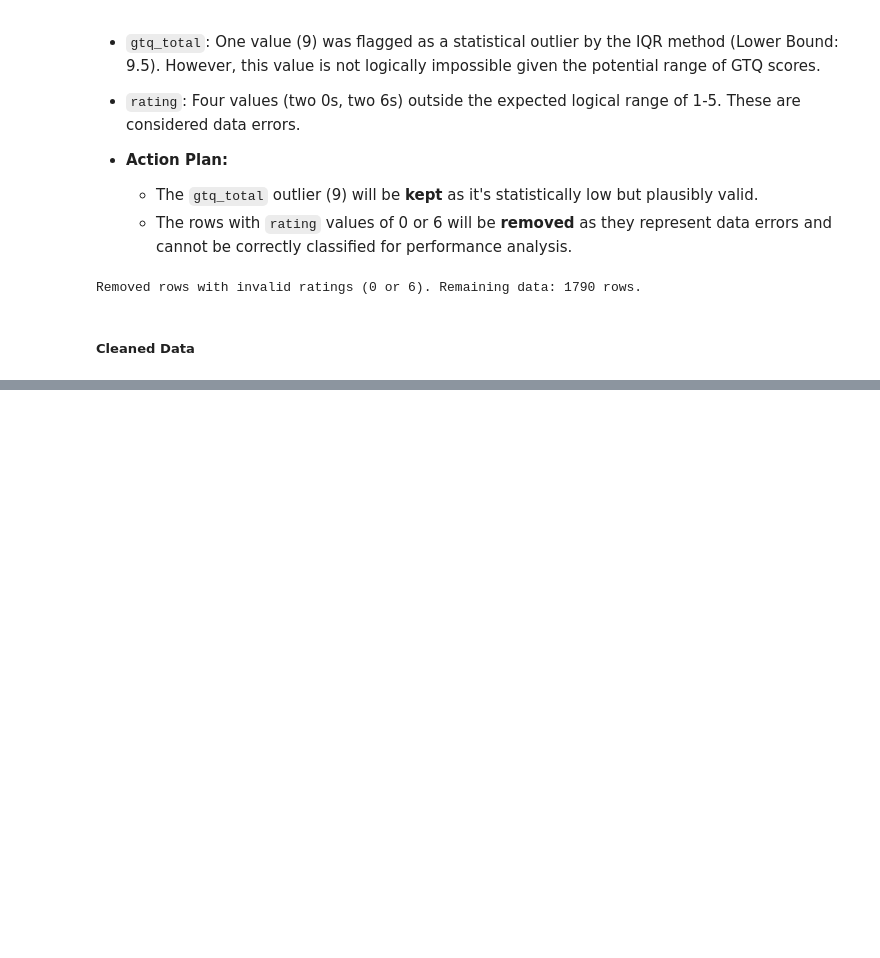
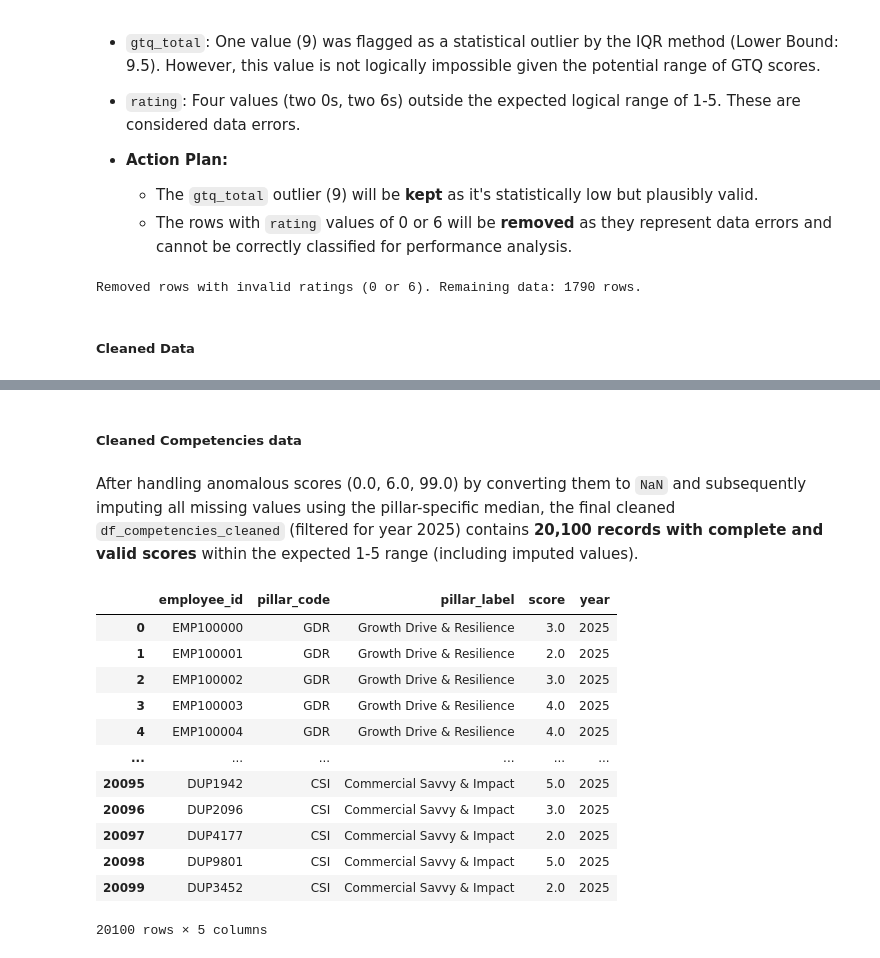
Before and after one commit to fbudimannn/talent-intelligence-system, a Jupyter notebook: 1_analysis/data_exploration.ipynb, the cells around one changed output, grey strips where cells are left out. Saved outputs shown, nothing was run; the diff lists cells and outputs as text; code cells hidden in the pictures; blank space fills up the shorter version.

```diff
--- a/1_analysis/data_exploration.ipynb
+++ b/1_analysis/data_exploration.ipynb
@@ -872,0 +988,18 @@ NameError: name 'df_main_outlier' is not defined
+# %%
+# Clean Anomalous Scores (0, 6, 99) and Impute
+
+# Replace Anomalous Scores with NaN
+invalid_scores = [0.0, 6.0, 99.0]
+original_nan_count = df_competencies_irrelevant['score'].isnull().sum() # Count NaNs before replacement
+
+print(f"Original NaN count in score: {original_nan_count}")
+print(f"Count of 0.0 scores: {(df_competencies_irrelevant['score'] == 0.0).sum()}")
+print(f"Count of 6.0 scores: {(df_competencies_irrelevant['score'] == 6.0).sum()}") # Check for 6.0
+print(f"Count of 99.0 scores: {(df_competencies_irrelevant['score'] == 99.0).sum()}")
+
+# Replace 0, 6, and 99 with NaN
+df_competencies_irrelevant['score'] = df_competencies_irrelevant['score'].replace(invalid_scores, np.nan)
+
+new_nan_count = df_competencies_irrelevant['score'].isnull().sum()
+print(f"\nValues 0.0, 6.0, and 99.0 replaced with NaN.")
+print(f"New total NaN count in score: {new_nan_count}")
@@ -872,0 +1132,16 @@ NameError: name 'df_main_outlier' is not defined
+# %%
+# Impute Missing Competency Scores using Median *per Pillar
+
+print(f"Missing 'score' in df_competencies (Before): {df_competencies_null['score'].isnull().sum()}")
+
+# Calculate the median score FOR EACH pillar_code separately
+# 'transform' calculates the median per group and then aligns it back to the original index
+median_scores_by_pillar = df_competencies_null.groupby('pillar_code')['score'].transform('median')
+
+# Fill NaN values in the 'score' column using the corresponding pillar's median
+# Using the safer assignment method
+df_competencies_null['score'] = df_competencies_null['score'].fillna(median_scores_by_pillar)
+
+print(f"\nMissing 'score' in df_competencies imputed with pillar-specific median.")
+
+print(f"Missing 'score' in df_competencies (After): {df_competencies_null['score'].isnull().sum()}")
@@ -872,0 +1157,22 @@ NameError: name 'df_main_outlier' is not defined
+# %% [markdown]
+##### Cleaned Competencies data
+# %% [markdown]
+After handling anomalous scores (0.0, 6.0, 99.0) by converting them to `NaN` and subsequently imputing all missing values using the pillar-specific median, the final cleaned `df_competencies_cleaned` (filtered for year 2025) contains **20,100 records with complete and valid scores** within the expected 1-5 range (including imputed values).
+# %%
+#Cleaned data for competencies table
+df_competencies_cleaned = df_competencies_null.copy()
+df_competencies_cleaned
+# %% [output]
+|  | employee_id | pillar_code | pillar_label | score | year |
+| 0 | EMP100000 | GDR | Growth Drive & Resilience | 3.0 | 2025 |
+| 1 | EMP100001 | GDR | Growth Drive & Resilience | 2.0 | 2025 |
+| 2 | EMP100002 | GDR | Growth Drive & Resilience | 3.0 | 2025 |
+| 3 | EMP100003 | GDR | Growth Drive & Resilience | 4.0 | 2025 |
+| 4 | EMP100004 | GDR | Growth Drive & Resilience | 4.0 | 2025 |
+| ... | ... | ... | ... | ... | ... |
+| 20095 | DUP1942 | CSI | Commercial Savvy & Impact | 5.0 | 2025 |
+| 20096 | DUP2096 | CSI | Commercial Savvy & Impact | 3.0 | 2025 |
+| 20097 | DUP4177 | CSI | Commercial Savvy & Impact | 2.0 | 2025 |
+| 20098 | DUP9801 | CSI | Commercial Savvy & Impact | 5.0 | 2025 |
+| 20099 | DUP3452 | CSI | Commercial Savvy & Impact | 2.0 | 2025 |
+20100 rows × 5 columns
```
Also changed, not shown: parts of 23 cells of this notebook.
